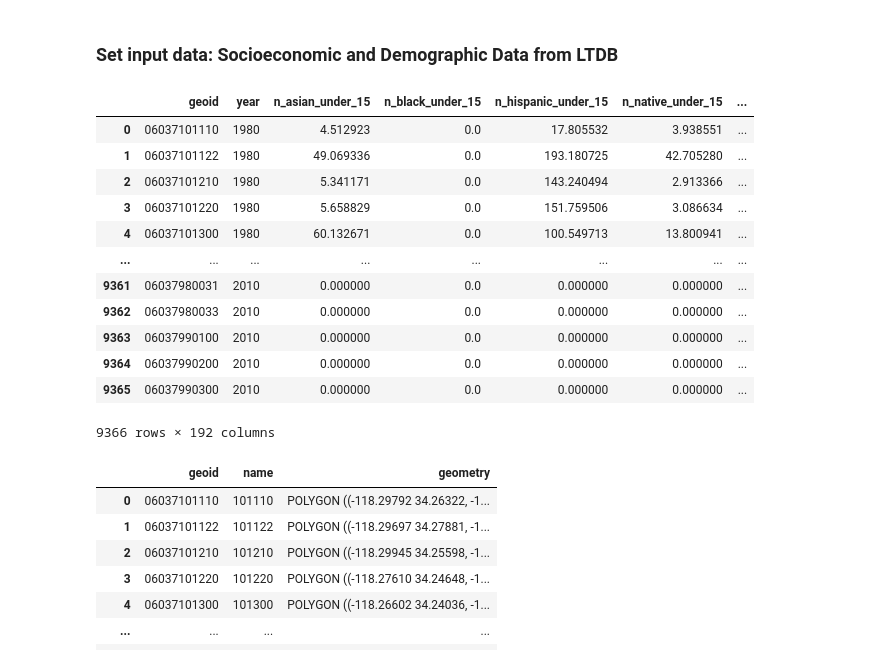
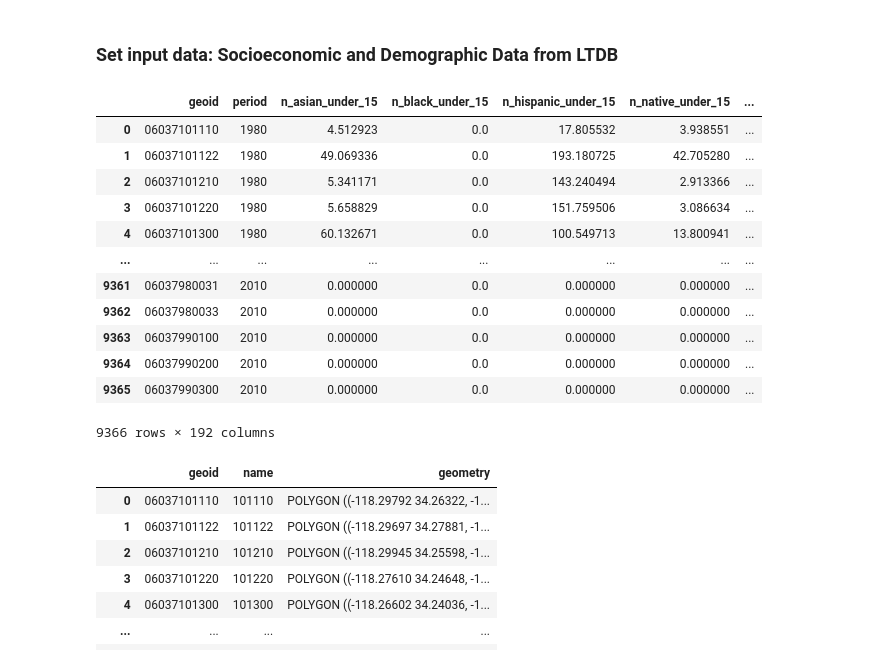
Before and after one commit to cybergis/CyberGIS-Vis, a Jupyter notebook: Quantitative_Data_Vis/Adaptive_Chropleth_Mapper.ipynb, the cells around one changed output. Cells and saved outputs as stored; diff of their text form; code cells hidden in the pictures.

```diff
--- a/Quantitative_Data_Vis/Adaptive_Chropleth_Mapper.ipynb
+++ b/Quantitative_Data_Vis/Adaptive_Chropleth_Mapper.ipynb
@@ -191,10 +193,10 @@ https://cybergisx.cigi.illinois.edu/user/suhan2/edit/CyberGIS-Vis/Quantitative_D
 ### Set input data: Socioeconomic and Demographic Data from LTDB
 # %%
 input_attributes = pd.read_csv("attributes/Los_Angeles_1980_1990_2000_2010.csv", dtype={'geoid':str})
-input_attributes = input_attributes.rename(columns={'geoid': 'geoid'})
+input_attributes = input_attributes.rename(columns={'geoid': 'geoid', 'year': 'period'})
 input_attributes
 # %% [output]
-|  | geoid | year | n_asian_under_15 | n_black_under_15 | n_hispanic_under_15 | n_native_under_15 | ... |
+|  | geoid | period | n_asian_under_15 | n_black_under_15 | n_hispanic_under_15 | n_native_under_15 | ... |
 | 0 | 06037101110 | 1980 | 4.512923 | 0.0 | 17.805532 | 3.938551 | ... |
 | 1 | 06037101122 | 1980 | 49.069336 | 0.0 | 193.180725 | 42.705280 | ... |
 | 2 | 06037101210 | 1980 | 5.341171 | 0.0 | 143.240494 | 2.913366 | ... |
```
Also changed, not shown: parts of 8 cells of this notebook, 58 other files.
